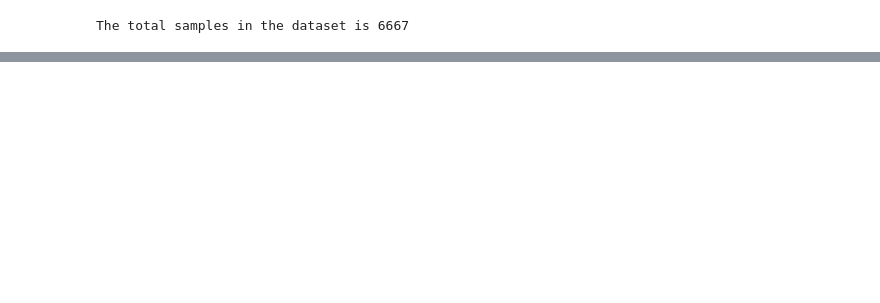
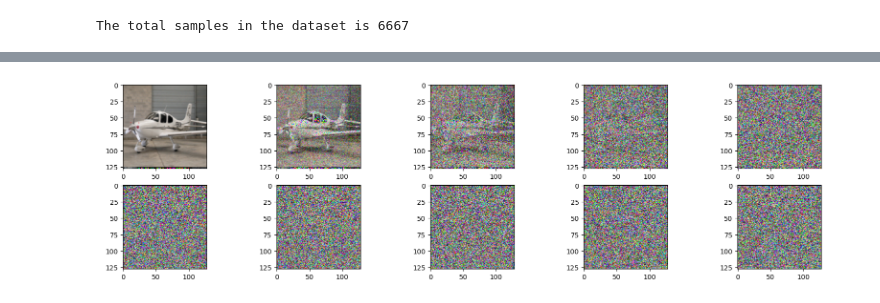
Before and after one commit to ahitagnied/deep-learning, a Jupyter notebook: 05-advanced-vision/051-diffusion-models/ddpm.ipynb, the cells around one changed output, grey strips where cells are left out. Cells and saved outputs as stored; diff of their text form; code cells hidden in the pictures; blank space fills up the shorter version.

```diff
--- a/05-advanced-vision/051-diffusion-models/ddpm.ipynb
+++ b/05-advanced-vision/051-diffusion-models/ddpm.ipynb
@@ -106,0 +189,19 @@ Clipping input data to the valid range for imshow with RGB data ([0..1] for floa
+# %%
+# Simulate forward diffusion
+image = next(iter(dataloader))[0]
+plt.figure(figsize=(20, 5))  # Adjusted figure size for 2x5 layout
+plt.axis('off')
+num_images = 10
+T = 500
+stepsize = max(1, int(T/num_images))
+
+for idx in range(0, T, stepsize):
+    t = torch.Tensor([idx]).type(torch.int64)
+    # Changed subplot to 2 rows, 5 columns
+    plt.subplot(2, 5, int(idx/stepsize) + 1)
+    img, noise = forwardiff(image, t, T)
+    tensor_to_image(img)
+
+plt.show()
+# %% [output]
+[figure, added]
```
Also changed, not shown: parts of 5 cells of this notebook.
